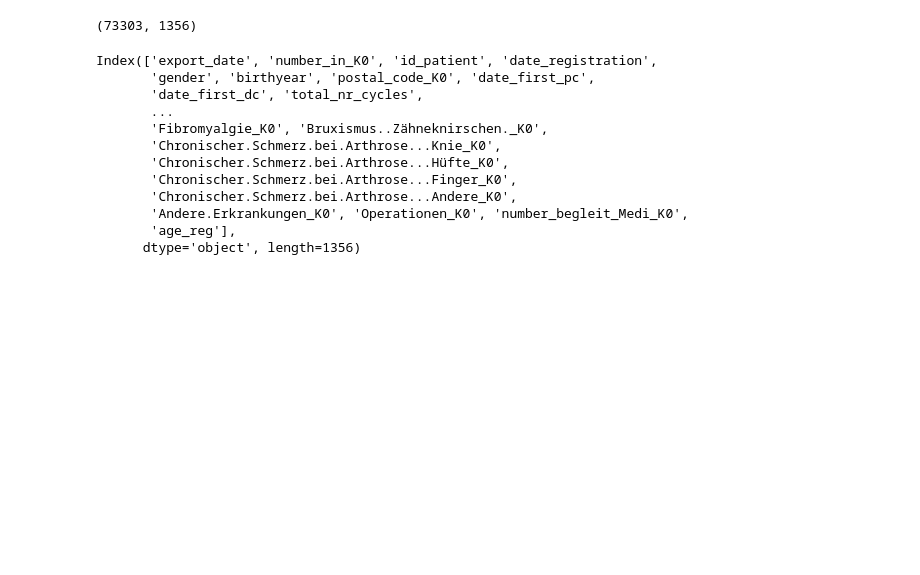
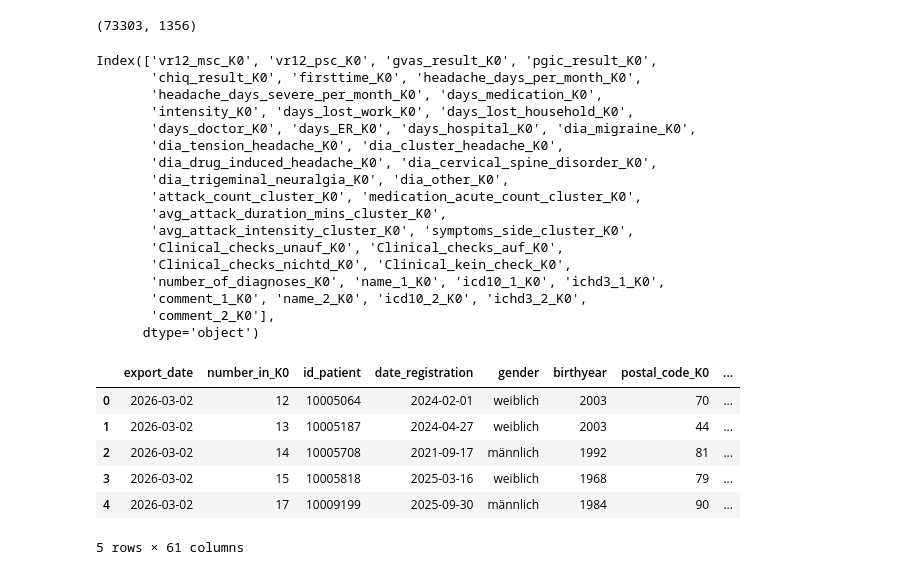
Before and after one commit to kkumar06-tech/Data_Analysis, a Jupyter notebook: Patient_App_script.ipynb, the cells around one changed output. Cells and saved outputs as stored; diff of their text form; code cells hidden in the pictures; blank space fills up the shorter version.

```diff
--- a/Patient_App_script.ipynb
+++ b/Patient_App_script.ipynb
@@ -10,17 +10,57 @@ df.shape
 # %% [output]
 (73303, 1356)
 # %%
-df.columns
+df.columns[60:100]
 # %% [output]
-Index(['export_date', 'number_in_K0', 'id_patient', 'date_registration',
-       'gender', 'birthyear', 'postal_code_K0', 'date_first_pc',
-       'date_first_dc', 'total_nr_cycles',
-       ...
-       'Fibromyalgie_K0', 'Bruxismus..Zähneknirschen._K0',
-       'Chronischer.Schmerz.bei.Arthrose...Knie_K0',
-       'Chronischer.Schmerz.bei.Arthrose...Hüfte_K0',
-       'Chronischer.Schmerz.bei.Arthrose...Finger_K0',
-       'Chronischer.Schmerz.bei.Arthrose...Andere_K0',
-       'Andere.Erkrankungen_K0', 'Operationen_K0', 'number_begleit_Medi_K0',
-       'age_reg'],
-      dtype='object', length=1356)
+Index(['vr12_msc_K0', 'vr12_psc_K0', 'gvas_result_K0', 'pgic_result_K0',
+       'chiq_result_K0', 'firsttime_K0', 'headache_days_per_month_K0',
+       'headache_days_severe_per_month_K0', 'days_medication_K0',
+       'intensity_K0', 'days_lost_work_K0', 'days_lost_household_K0',
+       'days_doctor_K0', 'days_ER_K0', 'days_hospital_K0', 'dia_migraine_K0',
+       'dia_tension_headache_K0', 'dia_cluster_headache_K0',
+       'dia_drug_induced_headache_K0', 'dia_cervical_spine_disorder_K0',
+       'dia_trigeminal_neuralgia_K0', 'dia_other_K0',
+       'attack_count_cluster_K0', 'medication_acute_count_cluster_K0',
+       'avg_attack_duration_mins_cluster_K0',
+       'avg_attack_intensity_cluster_K0', 'symptoms_side_cluster_K0',
+       'Clinical_checks_unauf_K0', 'Clinical_checks_auf_K0',
+       'Clinical_checks_nichtd_K0', 'Clinical_kein_check_K0',
+       'number_of_diagnoses_K0', 'name_1_K0', 'icd10_1_K0', 'ichd3_1_K0',
+       'comment_1_K0', 'name_2_K0', 'icd10_2_K0', 'ichd3_2_K0',
+       'comment_2_K0'],
+      dtype='object')
+# %%
+relevant_columns=['export_date', 'number_in_K0', 'id_patient', 'date_registration',
+       'gender', 'birthyear', 'postal_code_K0', 'date_first_pc',
+       'date_first_dc', 'total_nr_cycles', 'nr_dc_before_K0',
+       'nr_pc_before_K0', 'control_type_K0', 'ID_PC_K0', 'ID_DC_K0',
+       'state_dc_K0', 'id_center_K0', 'date_pc_K0', 'date_dc_K0',
+       'cluster_module_K0','entries_app', 'first_app_entry',
+       'last_app_entry', 'period_use_app', 'entries_app_Android_K0',
+       'entries_app_iOS_K0', 'headache_entries_app', 'migraine_entries_app',
+       'cluster_entries_app', 'cluster_first_app_entry',
+       'cluster_last_app_entry', 'cluster_period_use_app',
+       'cluster_entries_app_Android_K0', 'cluster_entries_app_iOS_K0',
+       'cluster_headache_entries_app','firsttime_K0', 'headache_days_per_month_K0',
+       'headache_days_severe_per_month_K0', 'days_medication_K0',
+       'intensity_K0', 'days_lost_work_K0', 'days_lost_household_K0',
+       'days_doctor_K0', 'days_ER_K0', 'days_hospital_K0', 'dia_migraine_K0',
+       'dia_tension_headache_K0', 'dia_cluster_headache_K0',
+       'dia_drug_induced_headache_K0','dia_cervical_spine_disorder_K0',
+       'dia_trigeminal_neuralgia_K0', 'dia_other_K0',
+       'attack_count_cluster_K0', 'medication_acute_count_cluster_K0',
+       'avg_attack_duration_mins_cluster_K0',
+       'avg_attack_intensity_cluster_K0', 'symptoms_side_cluster_K0',
+       'Clinical_checks_unauf_K0', 'Clinical_checks_auf_K0',
+       'Clinical_checks_nichtd_K0', 'Clinical_kein_check_K0']
+# %%
+req_columns=df[relevant_columns]
+req_columns.head()
+# %% [output]
+|  | export_date | number_in_K0 | id_patient | date_registration | gender | birthyear | postal_code_K0 | ... |
+| 0 | 2026-03-02 | 12 | 10005064 | 2024-02-01 | weiblich | 2003 | 70 | ... |
+| 1 | 2026-03-02 | 13 | 10005187 | 2024-04-27 | weiblich | 2003 | 44 | ... |
+| 2 | 2026-03-02 | 14 | 10005708 | 2021-09-17 | männlich | 1992 | 81 | ... |
+| 3 | 2026-03-02 | 15 | 10005818 | 2025-03-16 | weiblich | 1968 | 79 | ... |
+| 4 | 2026-03-02 | 17 | 10009199 | 2025-09-30 | männlich | 1984 | 90 | ... |
+5 rows × 61 columns
```
Also changed, not shown: 2 other files.
